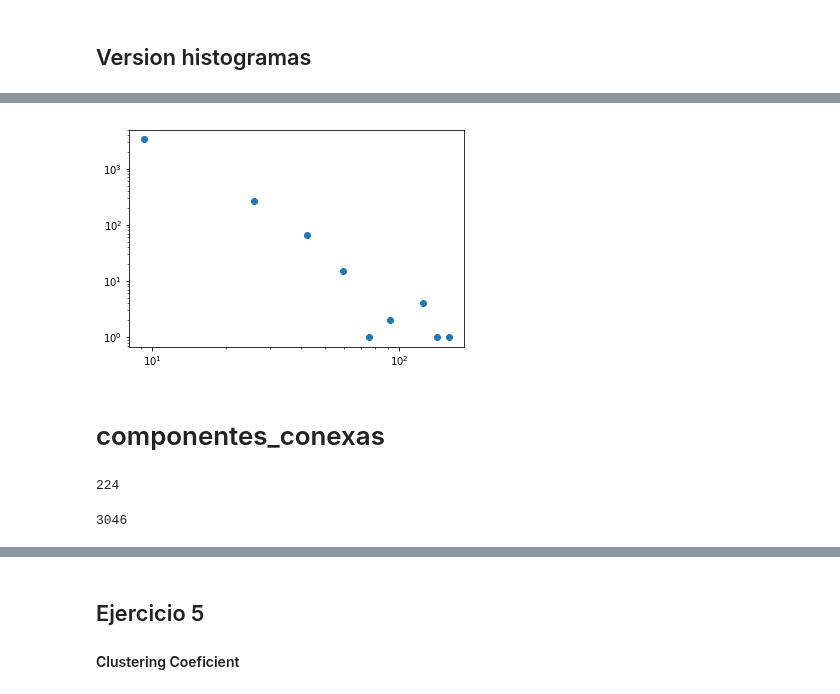
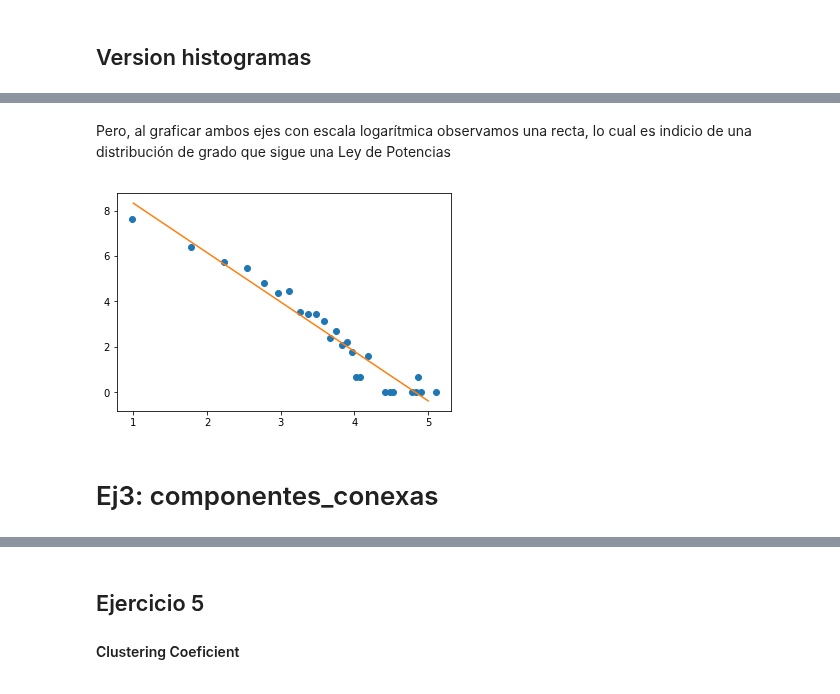
Before and after one commit to turtle-lea/ciencia-de-datos, a Jupyter notebook: tp-4/TP4.ipynb, the cells around one changed output, grey strips where cells are left out. Drawn from its saved outputs; the diff is of its cells as text; code cells hidden in the pictures.

```diff
--- a/tp-4/TP4.ipynb
+++ b/tp-4/TP4.ipynb
@@ -181,10 +165,18 @@ plt.show()
-# %%
-plt.clf()
-plt.plot(nuevos_bins, values, 'o')
-plt.yscale("log")
-plt.xscale("log")
-plt.show()
-# %% [output]
-[figure, removed]
+# %% [markdown]
+Pero, al graficar ambos ejes con escala logarítmica observamos una recta, lo cual es indicio de una distribución de grado que sigue una Ley de Potencias
+# %%
+res = []
+for i in range(0,len(values)):
+    if(values[i] != 0):
+        res.append(((np.log(nuevos_bins[i])), (np.log(values[i]))))
+log_nuevos_bins = [t[0] for t in res]
+log_values = [t[1] for t in res]
+plt.plot(log_nuevos_bins, log_values, 'o')
+slope, intercept, r_value, p_value, std_err = stats.linregress(log_nuevos_bins,log_values)
+ys = [slope * i + intercept  for i in range(1,6)]
+plt.plot(range(1,6), ys)
+plt.show()
+# %% [output]
+[figure, added]
 # %% [markdown]
-# componentes_conexas
+# Ej3: componentes_conexas
@@ -193,8 +187,0 @@ componentes_conexas = list(nx.connected_components(G))
-# %%
-len(componentes_conexas)
-# %% [output]
-224
-# %%
-len(componentes_conexas[0])
-# %% [output]
-3046
```
Also changed, not shown: parts of 81 cells of this notebook.
